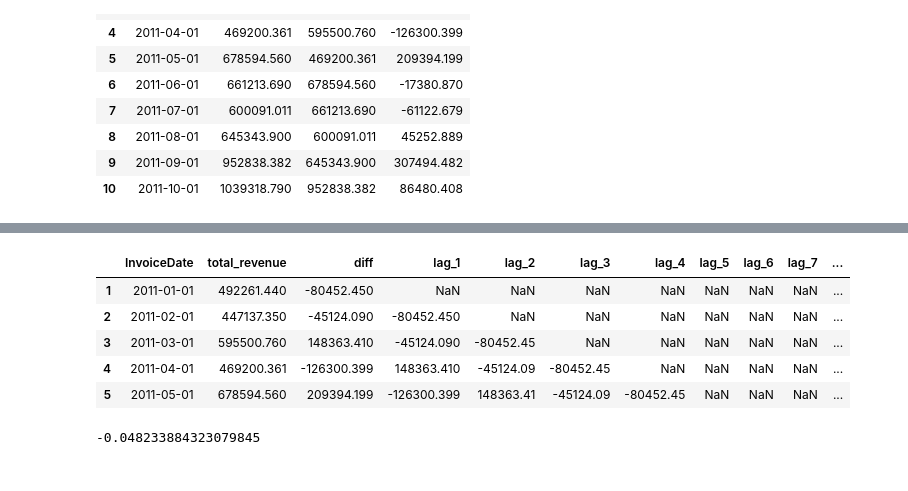
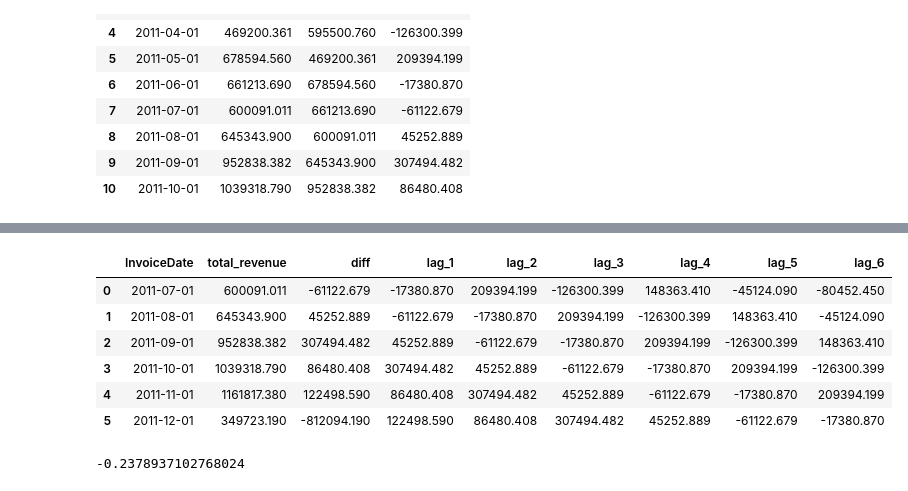
Before and after one commit to Ivan-Curmi/FinalProject, a Jupyter notebook: Sales (Ivan).ipynb, the cells around one changed output, grey strips where cells are left out. Saved outputs shown, nothing was run; the diff lists cells and outputs as text; code cells hidden in the pictures.

```diff
--- a/Sales (Ivan).ipynb
+++ b/Sales (Ivan).ipynb
@@ -1227,21 +1227,22 @@ df_supervised = df_supervised.dropna().reset_index(drop=True)
 df_supervised = df_diff.drop(['prev_sales'], axis=1)
 
 #adding lags
-for inc in range(1, 13):
+for inc in range(1, 7):
     field_name = 'lag_' + str(inc)
     df_supervised[field_name] = df_supervised['diff'].shift(inc)
 
 #drop null values
 df_supervised = df_supervised.dropna().reset_index(drop=True)
 # %%
-df_supervised.head()
+df_supervised.head(20)
 # %% [output]
-|  | InvoiceDate | total_revenue | diff | lag_1 | lag_2 | lag_3 | lag_4 | lag_5 | lag_6 | lag_7 | ... |
-| 1 | 2011-01-01 | 492261.440 | -80452.450 | NaN | NaN | NaN | NaN | NaN | NaN | NaN | ... |
-| 2 | 2011-02-01 | 447137.350 | -45124.090 | -80452.450 | NaN | NaN | NaN | NaN | NaN | NaN | ... |
-| 3 | 2011-03-01 | 595500.760 | 148363.410 | -45124.090 | -80452.45 | NaN | NaN | NaN | NaN | NaN | ... |
-| 4 | 2011-04-01 | 469200.361 | -126300.399 | 148363.410 | -45124.09 | -80452.45 | NaN | NaN | NaN | NaN | ... |
-| 5 | 2011-05-01 | 678594.560 | 209394.199 | -126300.399 | 148363.41 | -45124.09 | -80452.45 | NaN | NaN | NaN | ... |
+|  | InvoiceDate | total_revenue | diff | lag_1 | lag_2 | lag_3 | lag_4 | lag_5 | lag_6 |
+| 0 | 2011-07-01 | 600091.011 | -61122.679 | -17380.870 | 209394.199 | -126300.399 | 148363.410 | -45124.090 | -80452.450 |
+| 1 | 2011-08-01 | 645343.900 | 45252.889 | -61122.679 | -17380.870 | 209394.199 | -126300.399 | 148363.410 | -45124.090 |
+| 2 | 2011-09-01 | 952838.382 | 307494.482 | 45252.889 | -61122.679 | -17380.870 | 209394.199 | -126300.399 | 148363.410 |
+| 3 | 2011-10-01 | 1039318.790 | 86480.408 | 307494.482 | 45252.889 | -61122.679 | -17380.870 | 209394.199 | -126300.399 |
+| 4 | 2011-11-01 | 1161817.380 | 122498.590 | 86480.408 | 307494.482 | 45252.889 | -61122.679 | -17380.870 | 209394.199 |
+| 5 | 2011-12-01 | 349723.190 | -812094.190 | 122498.590 | 86480.408 | 307494.482 | 45252.889 | -61122.679 | -17380.870 |
 # %%
 # Import statsmodels.formula.api
 import statsmodels.formula.api as smf
@@ -1253,7 +1254,7 @@ model_fit = model.fit()
 regression_adj_rsq = model_fit.rsquared_adj
 print(regression_adj_rsq)
 # %% [output]
--0.048233884323079845
+-0.2378937102768024
 # %%
 #import MinMaxScaler and create a new dataframe for LSTM model
 from sklearn.preprocessing import MinMaxScaler
```
Also changed, not shown: parts of 19 cells of this notebook.
